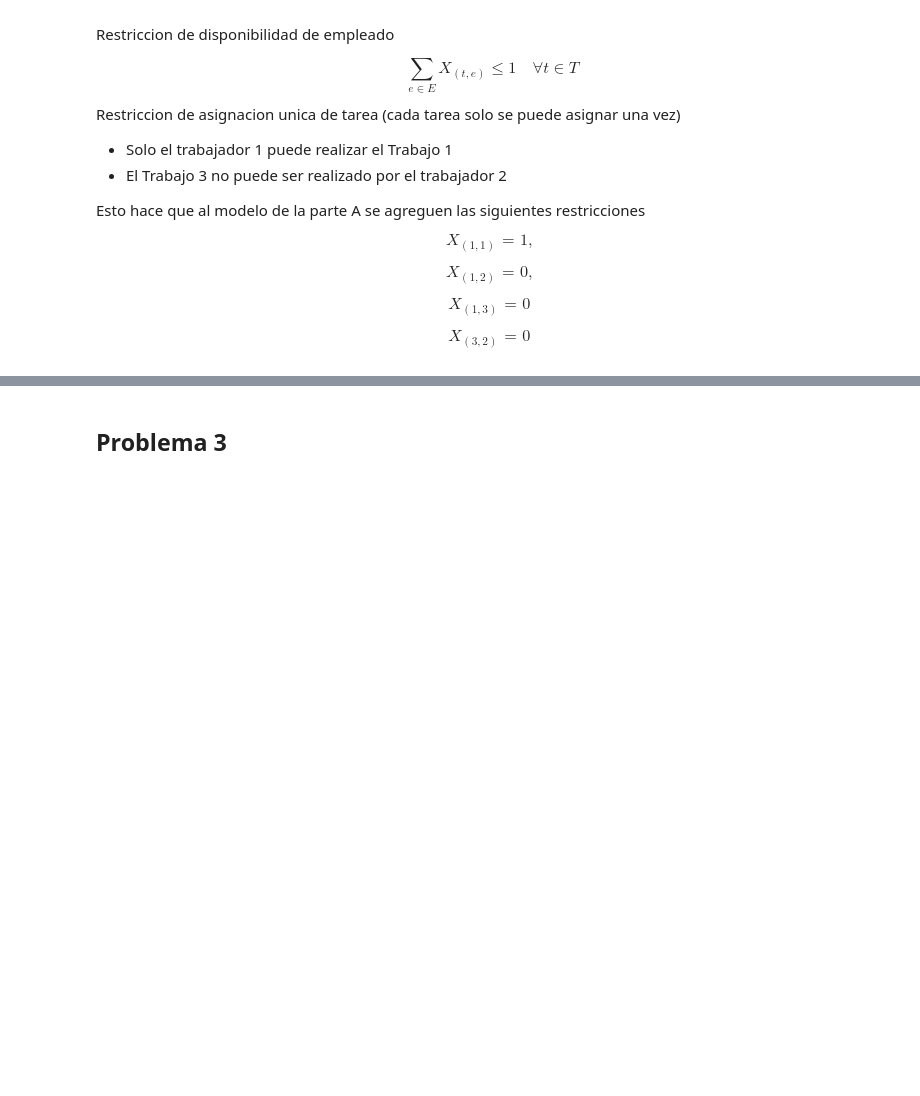
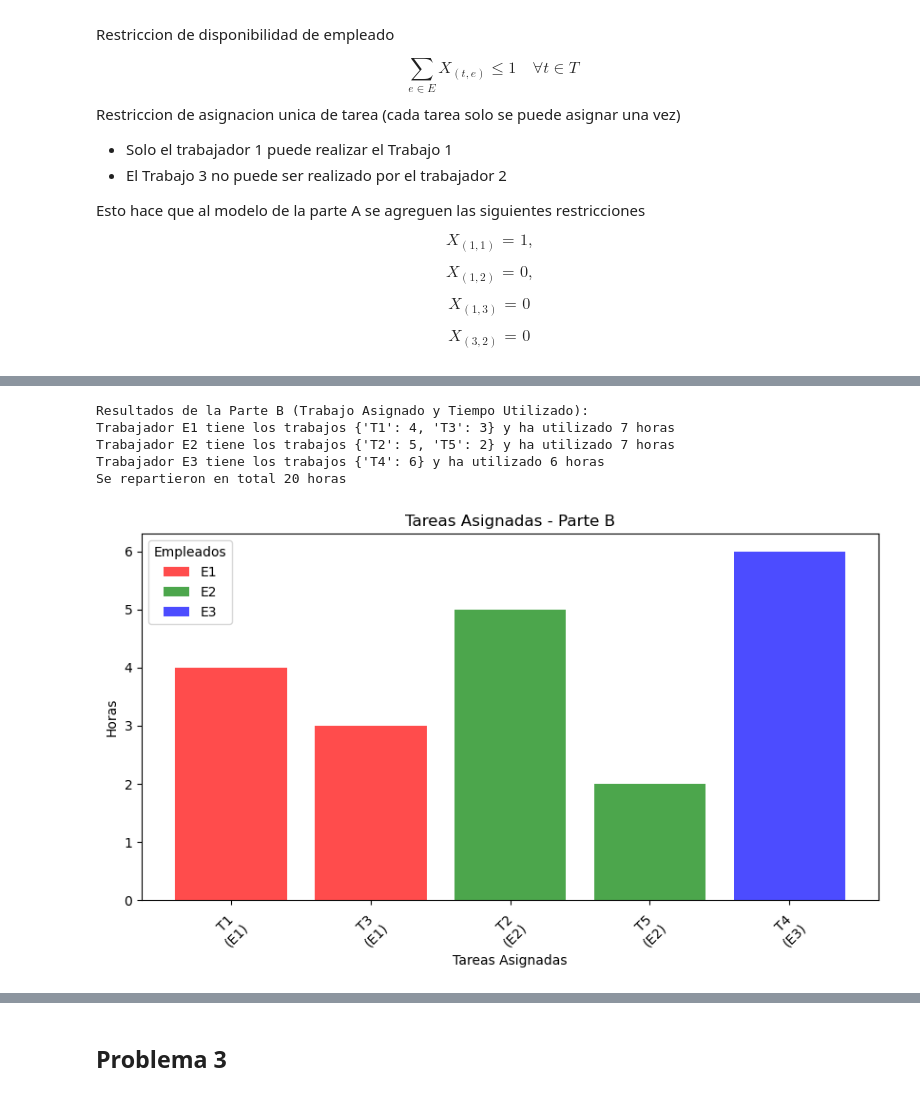
Before and after one commit to SamuelHernandez5/MOS-Actividades, a Jupyter notebook: Labs/Lab1/lab1.ipynb, the cells around one changed output, grey strips where cells are left out. Saved outputs shown, nothing was run; the diff lists cells and outputs as text; code cells hidden in the pictures; blank space fills up the shorter version.

```diff
--- a/Labs/Lab1/lab1.ipynb
+++ b/Labs/Lab1/lab1.ipynb
@@ -311,0 +465,45 @@ $$ X_(3,2) \text{ = 0 } $$
+# %%
+tareas_seleccionadas_B = {j: {} for j in model_2B.E}
+tiempo_total = {e: 0 for e in model_2B.E}
+
+for i in model_2B.T:
+    for j in model_2B.E:
+        if model_2B.x[i, j].value == 1:
+            tareas_seleccionadas_B[j][i] = trabajos[i]['tiempo']
+            tiempo_total[j] += trabajos[i]['tiempo']
+
+print("Resultados de la Parte B (Trabajo Asignado y Tiempo Utilizado):")
+for e in model_2B.E:
+    print(f"Trabajador {e} tiene los trabajos {tareas_seleccionadas_B[e]} y ha utilizado {tiempo_total[e]} horas")
+
+
+total_horas_B = sum(sum(trabajos.values()) for trabajos in tareas_seleccionadas_B.values())
+print(f"Se repartieron en total {total_horas_B} horas")
+
+# Gráfico de la Parte B
+plt.figure(figsize=(10, 5))
+emp = list(tareas_seleccionadas_B.keys())
+bar_width = 0.2
+index = np.arange(len(emp))
+
+colors = ['red', 'green', 'blue']
+
+for i, (dev, tareas) in enumerate(tareas_seleccionadas_B.items()):
+    plt.bar(
+        [f"{tarea}\n({dev})" for tarea in tareas.keys()], tareas.values(),
+        color=colors[i], alpha=0.7, label=dev
+    )
+
+plt.xlabel("Tareas Asignadas")
+plt.ylabel("Horas")
+plt.title(f"Tareas Asignadas - Parte B")
+plt.legend(title="Empleados")
+plt.xticks(rotation=45)
+plt.show()
+# %% [output]
+Resultados de la Parte B (Trabajo Asignado y Tiempo Utilizado):
+Trabajador E1 tiene los trabajos {'T1': 4, 'T3': 3} y ha utilizado 7 horas
+Trabajador E2 tiene los trabajos {'T2': 5, 'T5': 2} y ha utilizado 7 horas
+Trabajador E3 tiene los trabajos {'T4': 6} y ha utilizado 6 horas
+Se repartieron en total 20 horas
+[figure, added]
```
Also changed, not shown: parts of 5 cells of this notebook.
